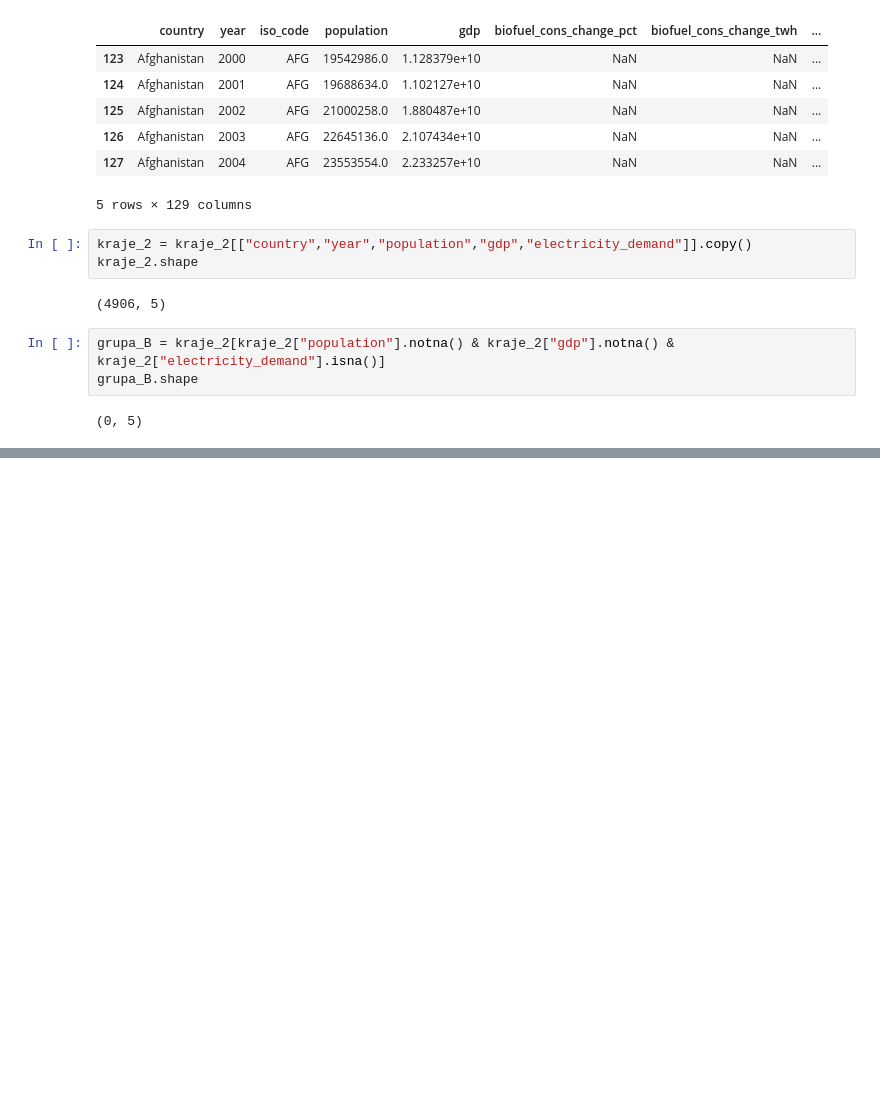
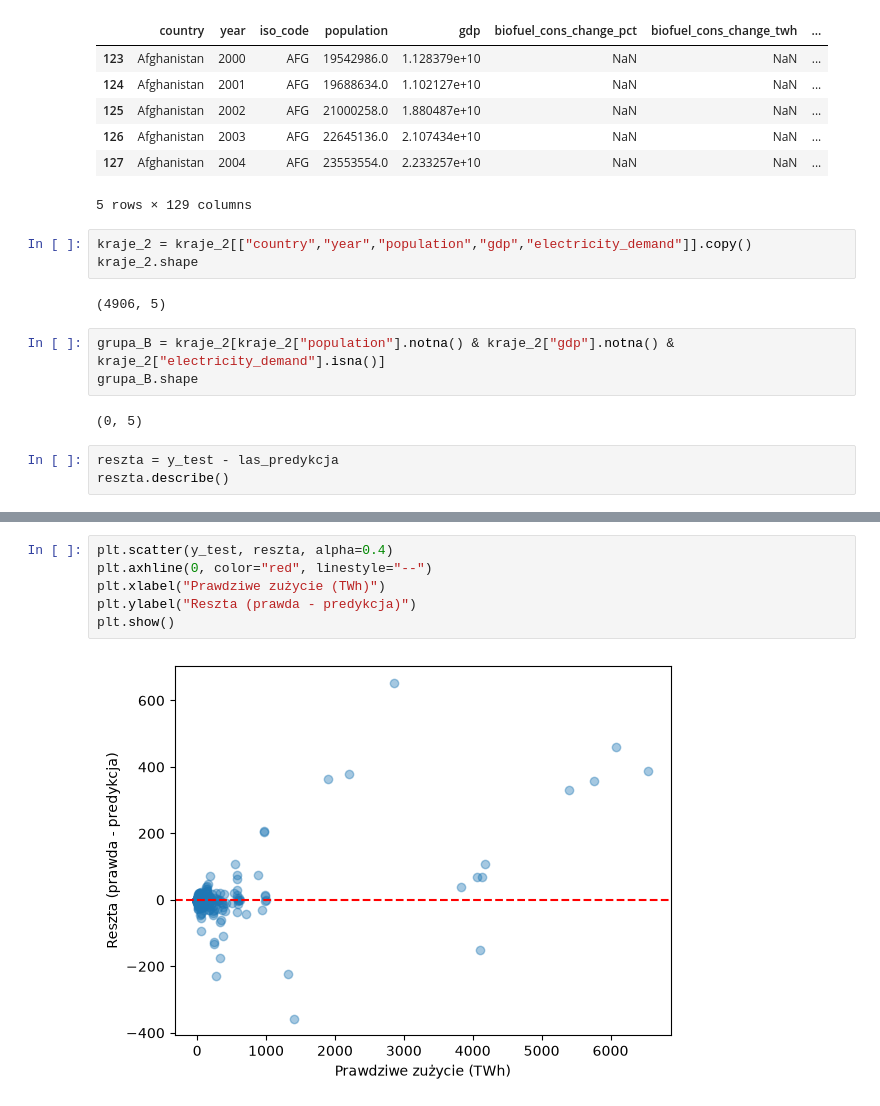
Before and after one commit to MylingCO/Pierwszy_projekt_energetyka, a Jupyter notebook: analiza.ipynb, the cells around one changed output, grey strips where cells are left out. Cells and saved outputs as stored; diff of their text form; blank space fills up the shorter version.

```diff
--- a/analiza.ipynb
+++ b/analiza.ipynb
@@ -232,3 +232,6 @@ grupa_B = kraje_2[kraje_2["population"].notna() & kraje_2["gdp"].notna() & kraje
 grupa_B.shape
 # %% [output]
 (0, 5)
+# %%
+reszta = y_test - las_predykcja
+reszta.describe()
@@ -234,0 +248,8 @@ grupa_B.shape
+# %%
+plt.scatter(y_test, reszta, alpha=0.4)
+plt.axhline(0, color="red", linestyle="--")
+plt.xlabel("Prawdziwe zużycie (TWh)")
+plt.ylabel("Reszta (prawda - predykcja)")
+plt.show()
+# %% [output]
+[figure, added]
```
Also changed, not shown: parts of 3 cells of this notebook.
